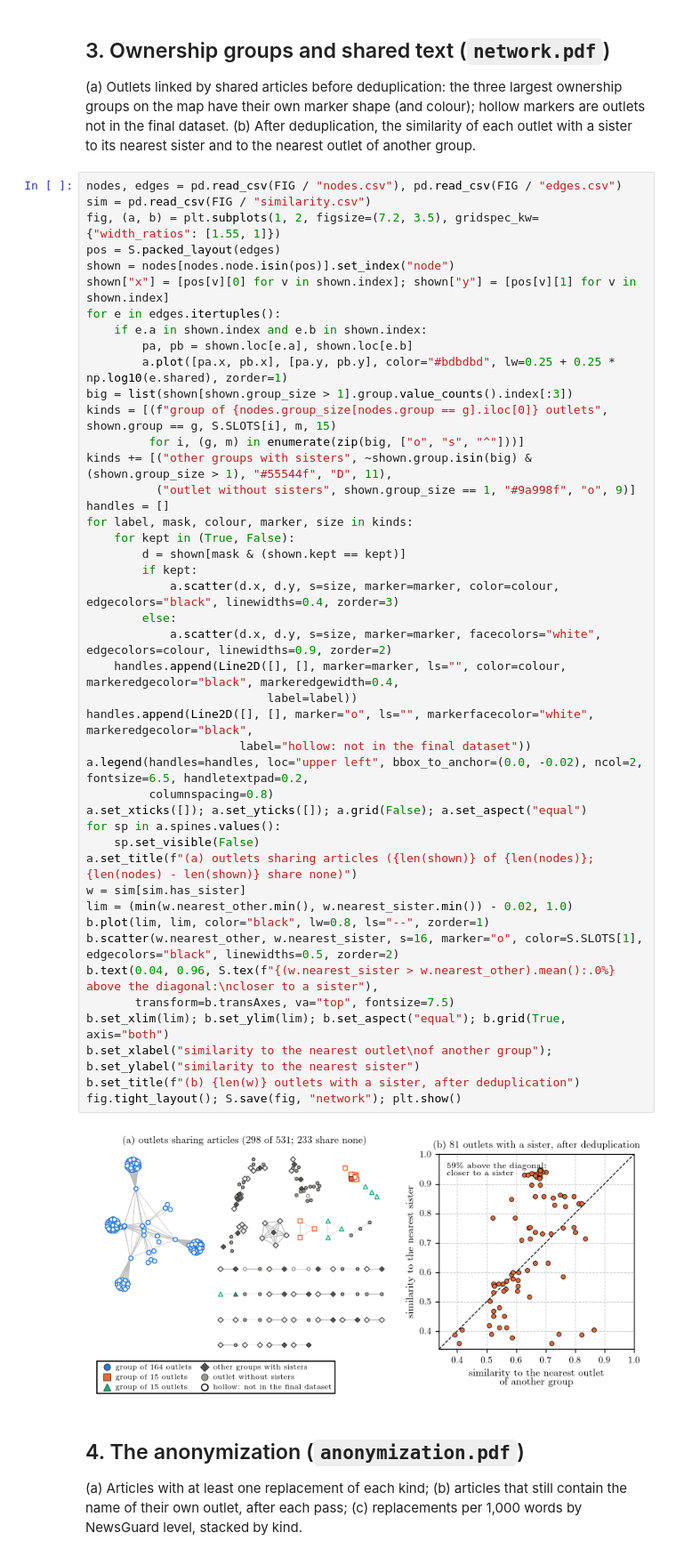
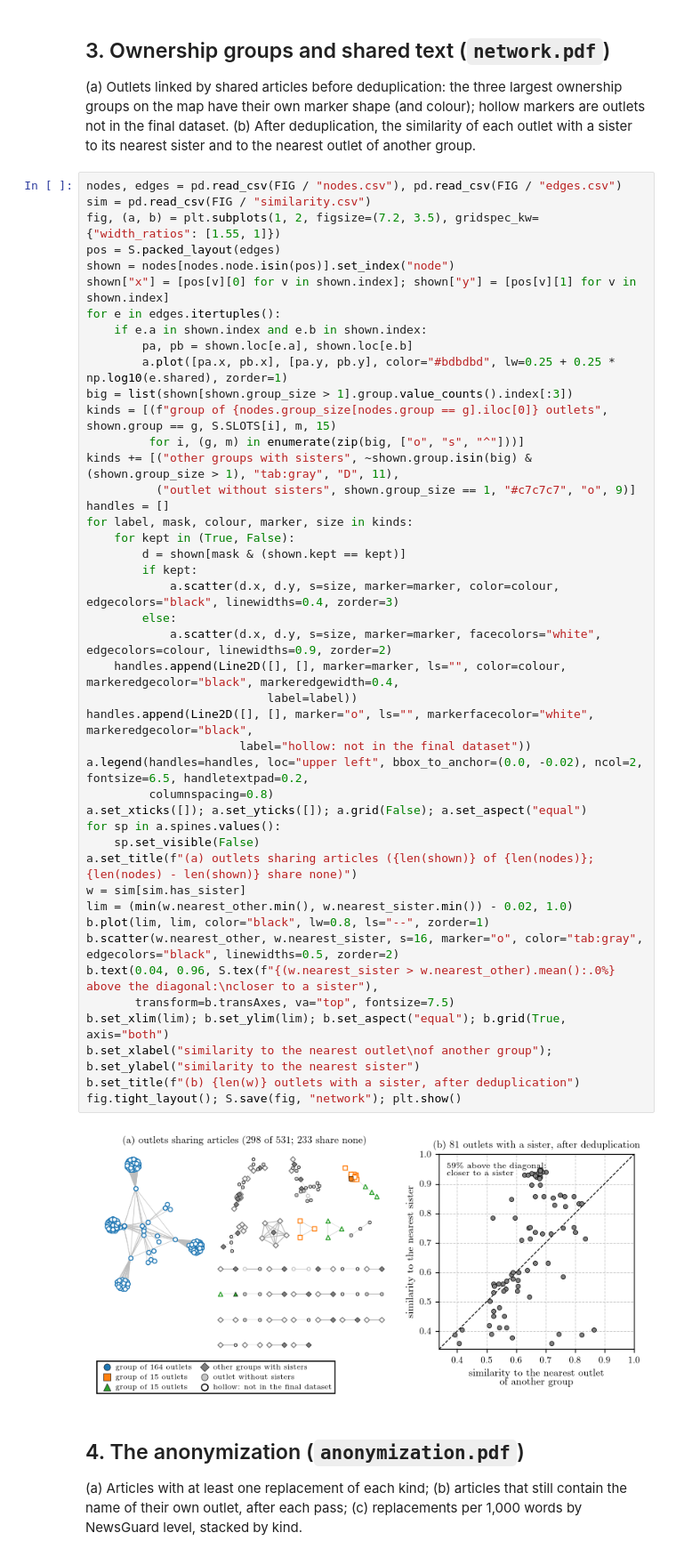
Before and after one commit to bianchi-john/PublisherClassification, a Jupyter notebook: Paper/Journal/figures/paper_figures.ipynb, the cells around one changed output. Shown at 89% size. Cells and saved outputs as stored; diff of their text form.

```diff
--- a/Paper/Journal/figures/paper_figures.ipynb
+++ b/Paper/Journal/figures/paper_figures.ipynb
@@ -137,38 +138,38 @@ for e in edges.itertuples():
 big = list(shown[shown.group_size > 1].group.value_counts().index[:3])
 kinds = [(f"group of {nodes.group_size[nodes.group == g].iloc[0]} outlets", shown.group == g, S.SLOTS[i], m, 15)
          for i, (g, m) in enumerate(zip(big, ["o", "s", "^"]))]
-kinds += [("other groups with sisters", ~shown.group.isin(big) & (shown.group_size > 1), "#55544f", "D", 11),
-          ("outlet without sisters", shown.group_size == 1, "#9a998f", "o", 9)]
+kinds += [("other groups with sisters", ~shown.group.isin(big) & (shown.group_size > 1), "tab:gray", "D", 11),
+          ("outlet without sisters", shown.group_size == 1, "#c7c7c7", "o", 9)]
 handles = []
 for label, mask, colour, marker, size in kinds:
     for kept in (True, False):
         d = shown[mask & (shown.kept == kept)]
         if kept:
             a.scatter(d.x, d.y, s=size, marker=marker, color=colour, edgecolors="black", linewidths=0.4, zorder=3)
         else:
             a.scatter(d.x, d.y, s=size, marker=marker, facecolors="white", edgecolors=colour, linewidths=0.9, zorder=2)
     handles.append(Line2D([], [], marker=marker, ls="", color=colour, markeredgecolor="black", markeredgewidth=0.4,
                           label=label))
 handles.append(Line2D([], [], marker="o", ls="", markerfacecolor="white", markeredgecolor="black",
                       label="hollow: not in the final dataset"))
 a.legend(handles=handles, loc="upper left", bbox_to_anchor=(0.0, -0.02), ncol=2, fontsize=6.5, handletextpad=0.2,
          columnspacing=0.8)
 a.set_xticks([]); a.set_yticks([]); a.grid(False); a.set_aspect("equal")
 for sp in a.spines.values():
     sp.set_visible(False)
 a.set_title(f"(a) outlets sharing articles ({len(shown)} of {len(nodes)}; {len(nodes) - len(shown)} share none)")
 w = sim[sim.has_sister]
 lim = (min(w.nearest_other.min(), w.nearest_sister.min()) - 0.02, 1.0)
 b.plot(lim, lim, color="black", lw=0.8, ls="--", zorder=1)
-b.scatter(w.nearest_other, w.nearest_sister, s=16, marker="o", color=S.SLOTS[1], edgecolors="black", linewidths=0.5, zorder=2)
+b.scatter(w.nearest_other, w.nearest_sister, s=16, marker="o", color="tab:gray", edgecolors="black", linewidths=0.5, zorder=2)
 b.text(0.04, 0.96, S.tex(f"{(w.nearest_sister > w.nearest_other).mean():.0%} above the diagonal:\ncloser to a sister"),
        transform=b.transAxes, va="top", fontsize=7.5)
 b.set_xlim(lim); b.set_ylim(lim); b.set_aspect("equal"); b.grid(True, axis="both")
 b.set_xlabel("similarity to the nearest outlet\nof another group"); b.set_ylabel("similarity to the nearest sister")
 b.set_title(f"(b) {len(w)} outlets with a sister, after deduplication")
 fig.tight_layout(); S.save(fig, "network"); plt.show()
 # %% [output]
-[figure, old version]
+[figure, new version]
 # %% [markdown]
 ## 4. The anonymization (`anonymization.pdf`)
 (a) Articles with at least one replacement of each kind; (b) articles that still contain the name of their own
```
Also changed, not shown: parts of 10 cells of this notebook, 15 other files.
